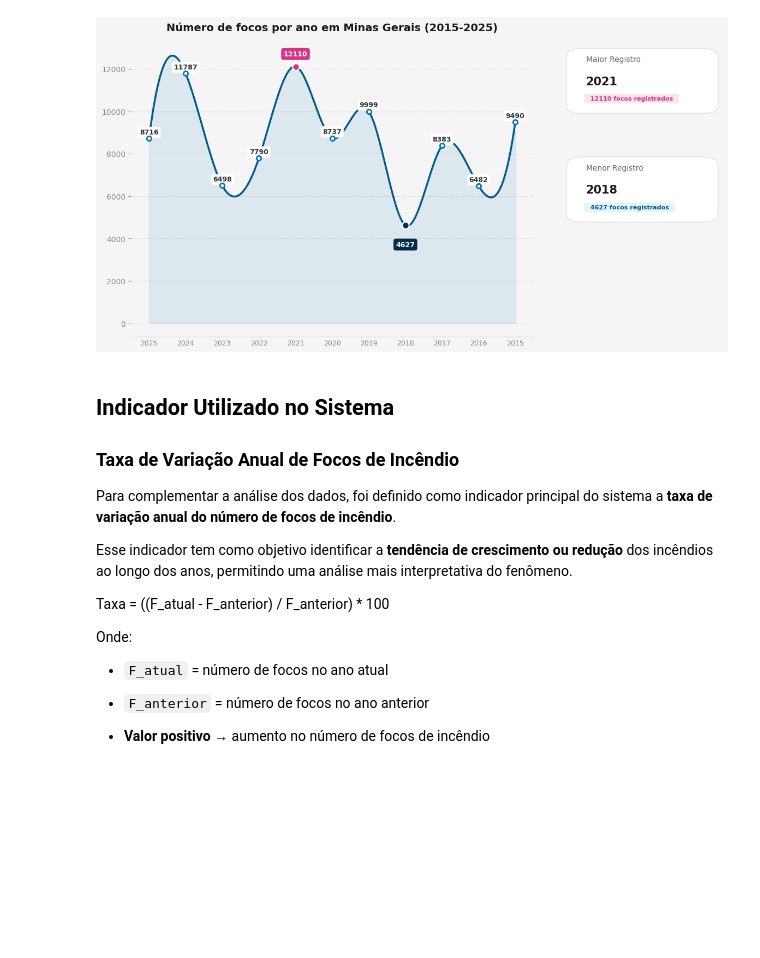
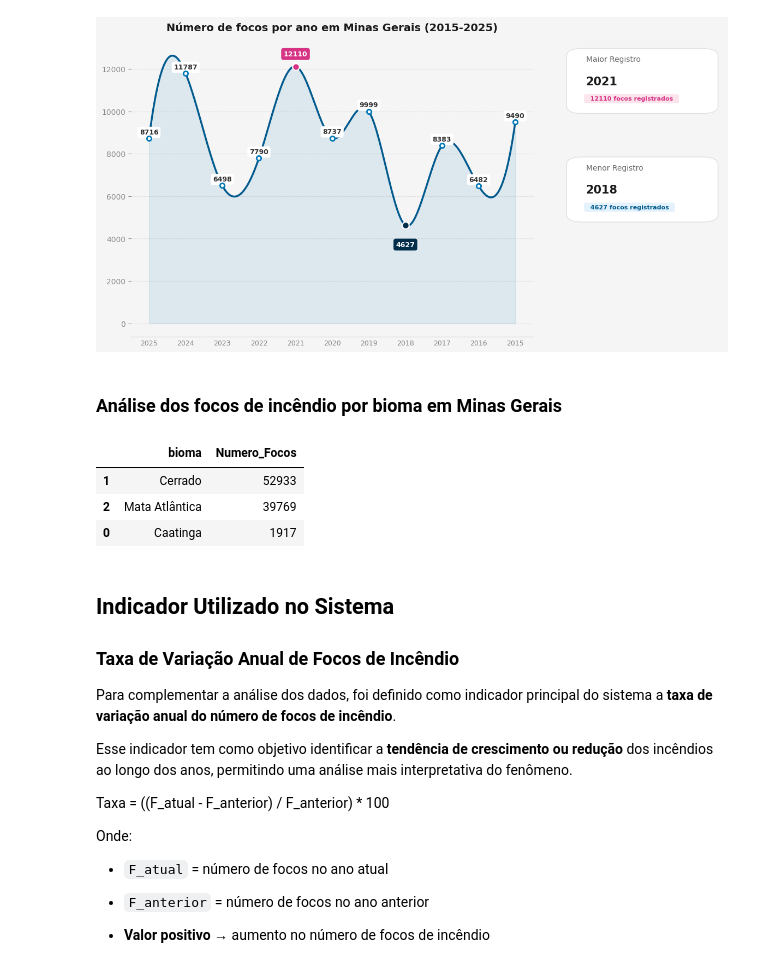
Before and after one commit to jvrezendem/analiseIncendioBR, a Jupyter notebook: notebooks/serieHistorica.ipynb, the cells around one changed output. Saved outputs shown, nothing was run; the diff lists cells and outputs as text; code cells hidden in the pictures; blank space fills up the shorter version.

```diff
--- a/notebooks/serieHistorica.ipynb
+++ b/notebooks/serieHistorica.ipynb
@@ -243,3 +243,16 @@ draw_card(
 plt.show()
 # %% [output]
 [figure]
+# %% [markdown]
+### Análise dos focos de incêndio por bioma em Minas Gerais
+# %%
+dataMg = pd.read_csv("../data/processed/focos_mg_ref_2015-2025.csv", sep=",")
+
+dataBiomas = dataMg.groupby("bioma").size().reset_index(name="Numero_Focos").sort_values(by="Numero_Focos", ascending=False)
+
+dataBiomas.head()
+# %% [output]
+|  | bioma | Numero_Focos |
+| 1 | Cerrado | 52933 |
+| 2 | Mata Atlântica | 39769 |
+| 0 | Caatinga | 1917 |
```
Also changed, not shown: parts of 10 cells of this notebook, 5 other files.
